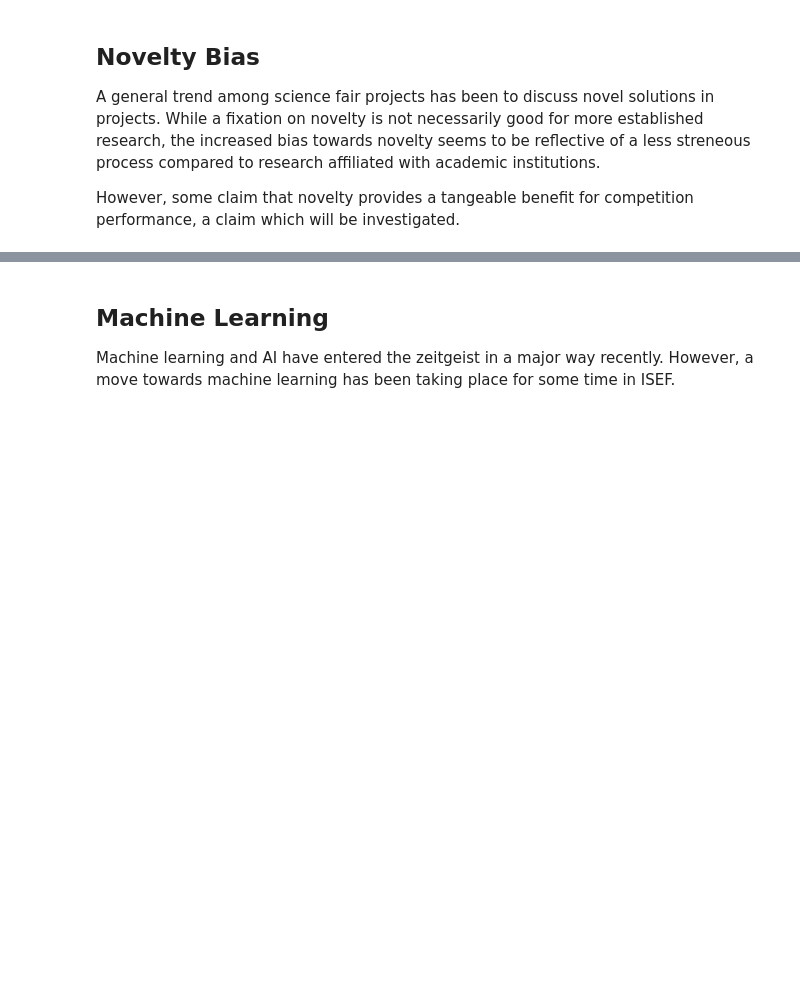
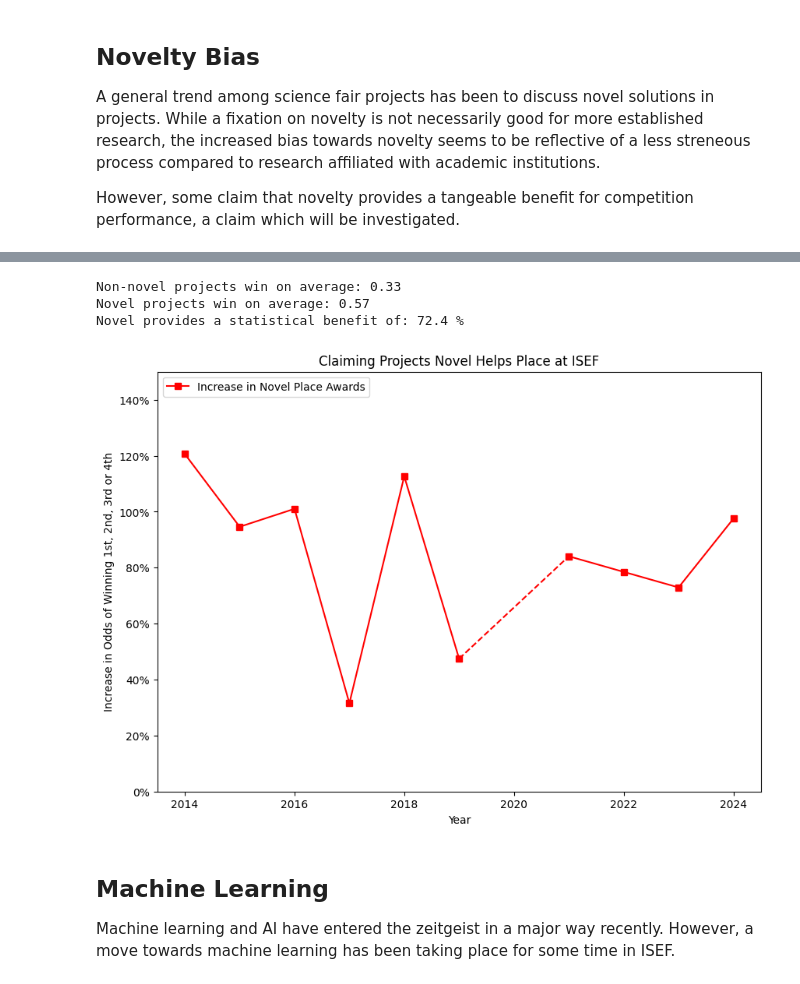
Before and after one commit to wkaisertexas/all-isef-projects, a Jupyter notebook: international-science-fair-analysis.ipynb, the cells around one changed output, grey strips where cells are left out. Saved outputs shown, nothing was run; the diff lists cells and outputs as text; code cells hidden in the pictures; blank space fills up the shorter version.

```diff
--- a/international-science-fair-analysis.ipynb
+++ b/international-science-fair-analysis.ipynb
@@ -345,10 +412,21 @@ fig.show()
 # %%
 novelty_and_awards = ds.groupby("novel")["num_awards"].mean()
-print(f"Non-novel projects win on average: {novelty_and_awards[0]:.2f}")
-print(f"Novel projects win on average: {novelty_and_awards[1]:.2f}")
+
+non_novel_avg = novelty_and_awards.get(False, novelty_and_awards.get(0,
+novelty_and_awards.get("False")))
+novel_avg = novelty_and_awards.get(True, novelty_and_awards.get(1,
+novelty_and_awards.get("True")))
+
+print(f"Non-novel projects win on average: {non_novel_avg:.2f}")
+print(f"Novel projects win on average: {novel_avg:.2f}")
 print(
-    f"Novel provides a statistical benefit of: {(novelty_and_awards[1] / novelty_and_awards[0] - 1) * 100:.1f} %"
+  f"Novel provides a statistical benefit of: {(novel_avg / non_novel_avg -
+1) * 100:.1f} %"
 )
+# %% [output]
+Non-novel projects win on average: 0.33
+Novel projects win on average: 0.57
+Novel provides a statistical benefit of: 72.4 %
 # %%
 def novel_bias(x):
     """
@@ -356,7 +434,7 @@ def novel_bias(x):
     both novel and non-novel projects and return the benefit
     """
     novel_projects = x[x["novel"]]
-    non_novel_projects = x[not x["novel"]]
+    non_novel_projects = x[~x["novel"]]
 
     novel_place_percentage = (
         novel_projects["place"].apply(lambda x: x > 0).mean()
@@ -369,34 +447,36 @@ def novel_bias(x):
 
 
 percent_increase_in_place_awards = ds.groupby("year").apply(novel_bias)
 
 fig, ax = plt.subplots()
 
 ax.plot(
     percent_increase_in_place_awards, label="Increase in Novel Place Awards", marker="s"
 )
 
 plt.plot(
     [2019, 2021],
     [
         percent_increase_in_place_awards.loc[2019],
         percent_increase_in_place_awards.loc[2021],
     ],
     color="red",
     linestyle="--",
 )
 
 ax.set_xlabel("Year")
 ax.set_ylabel("Increase in Odds of Winning 1st, 2nd, 3rd or 4th")
 
 ax.set_ylim(bottom=0, top=1.5)
 ax.yaxis.set_major_formatter(PercentFormatter(xmax=1.0))
 
 ax.legend(loc="upper left")
 
 ax.set_title("Claiming Projects Novel Helps Place at ISEF")
-fig.savefig("novelty_bias_place_awards.png", transparent=False)
+fig.savefig("imgs/novelty_bias_place_awards.png", transparent=False)
 fig.show()
+# %% [output]
+[figure, added]
 # %% [markdown]
 ## Machine Learning
 
```
Also changed, not shown: parts of 72 cells of this notebook, 13 other files.
